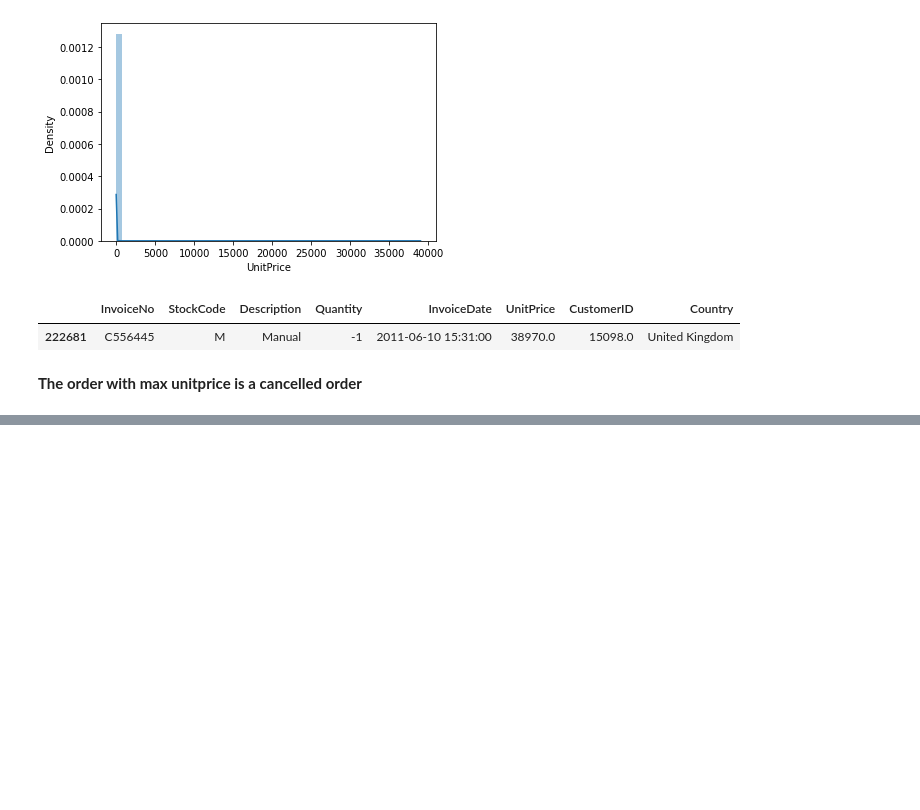
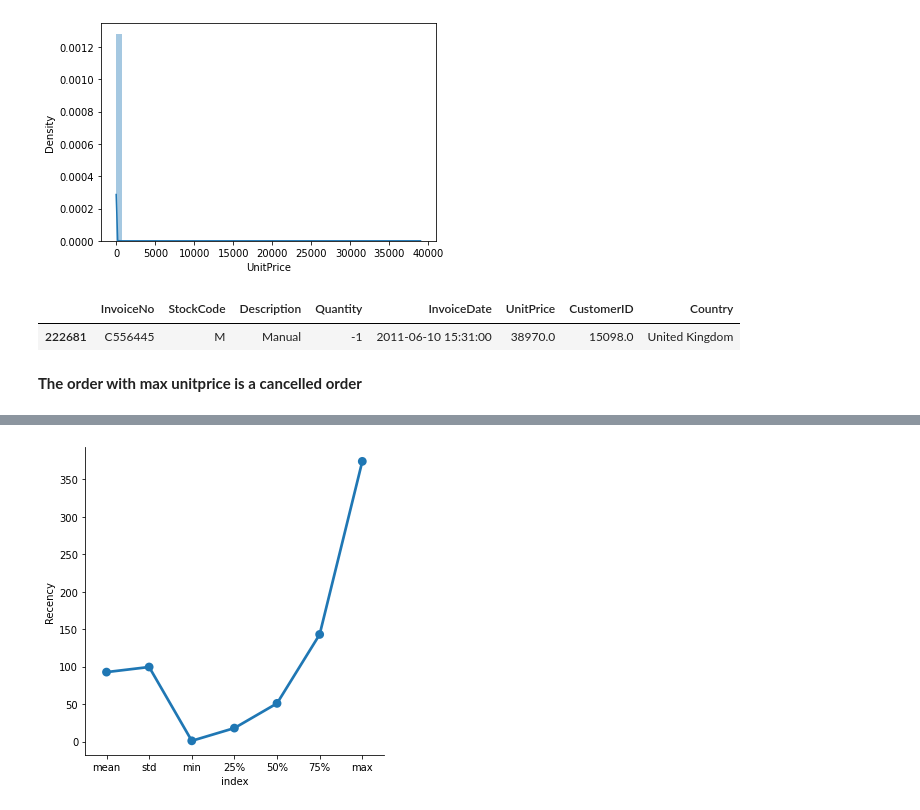
Before and after one commit to harishgawade1999/Online-Retail-Customer-Segmentation, a Jupyter notebook: Harish_Online_Retail_Customer_Segmentation_Capstone_Project.ipynb, the cells around one changed output, grey strips where cells are left out. Drawn from its saved outputs; the diff is of its cells as text; code cells hidden in the pictures; blank space fills up the shorter version.

```diff
--- a/Harish_Online_Retail_Customer_Segmentation_Capstone_Project.ipynb
+++ b/Harish_Online_Retail_Customer_Segmentation_Capstone_Project.ipynb
@@ -278,0 +435,3 @@ raw_data[raw_data['UnitPrice']==raw_data['UnitPrice'].max()]
+# %%
+# assigning date column
+ukretail_df['date'] = ukretail_df['InvoiceDate'].apply(extract_date)
@@ -278,0 +465,8 @@ raw_data[raw_data['UnitPrice']==raw_data['UnitPrice'].max()]
+# %%
+# setting reference date as 2011-12-10
+ref_date= dt.date(2011,12,10)
+# %%
+# checking recent purchase date
+recency_df = ukretail_df.groupby("CustomerID")['date'].max().reset_index()
+recency_df = recency_df.rename(columns={'date':'recent_purchase'})
+recency_df.head()
@@ -278,0 +482,3 @@ raw_data[raw_data['UnitPrice']==raw_data['UnitPrice'].max()]
+# %%
+# calculate recency
+recency_df['Recency'] = recency_df['recent_purchase'].apply(lambda x: (ref_date - x).days)
@@ -278,0 +494,9 @@ raw_data[raw_data['UnitPrice']==raw_data['UnitPrice'].max()]
+# %%
+# Descriptive Statistics of Recency
+describe_recency = recency_df.describe()
+describe_recency.reset_index(inplace=True)
+describe_recency = describe_recency[describe_recency['index'] != 'count']
+sns.factorplot(x='index', y='Recency', data=describe_recency)
+plt.show()
+# %% [output]
+[figure, added]
```
Also changed, not shown: parts of 47 cells of this notebook.
